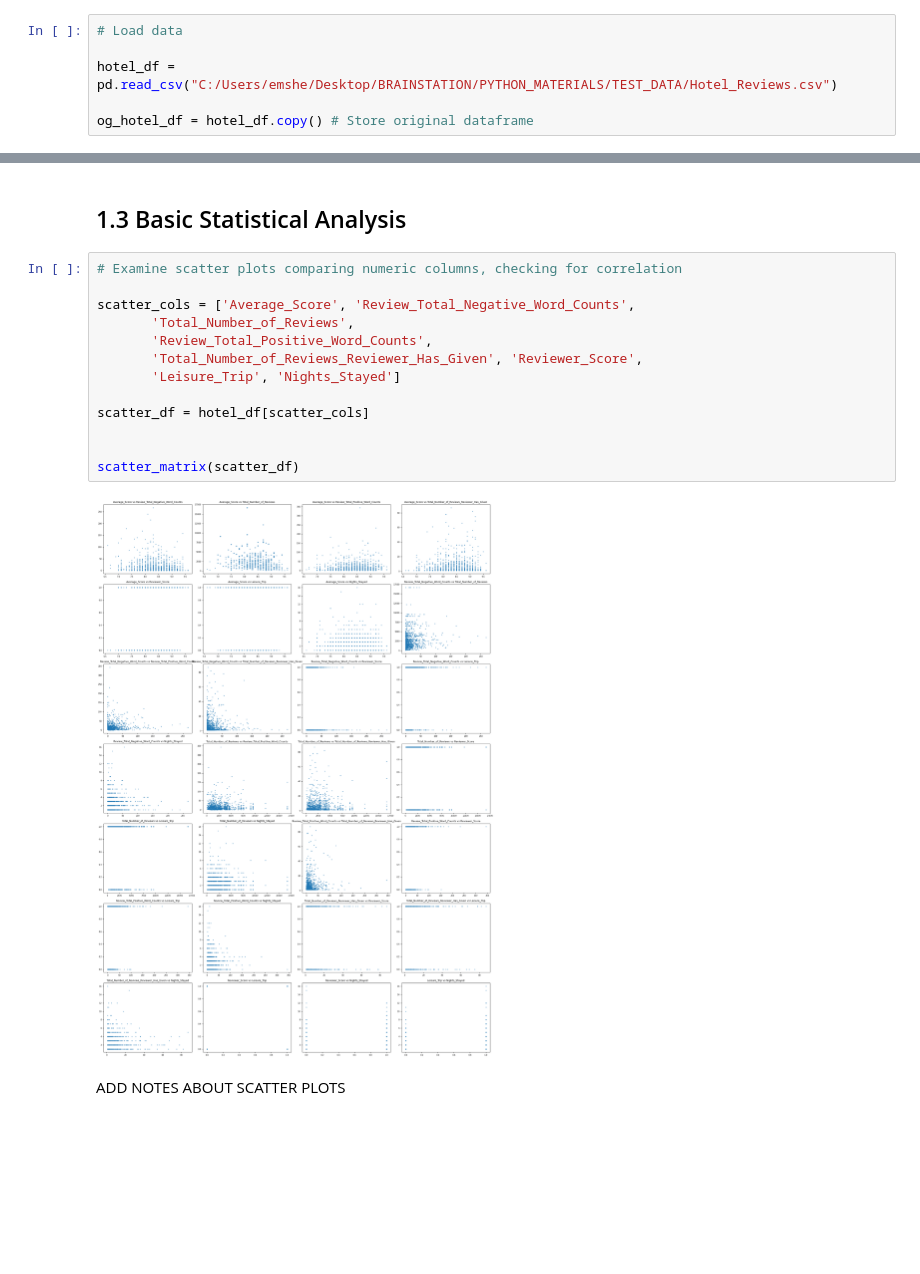
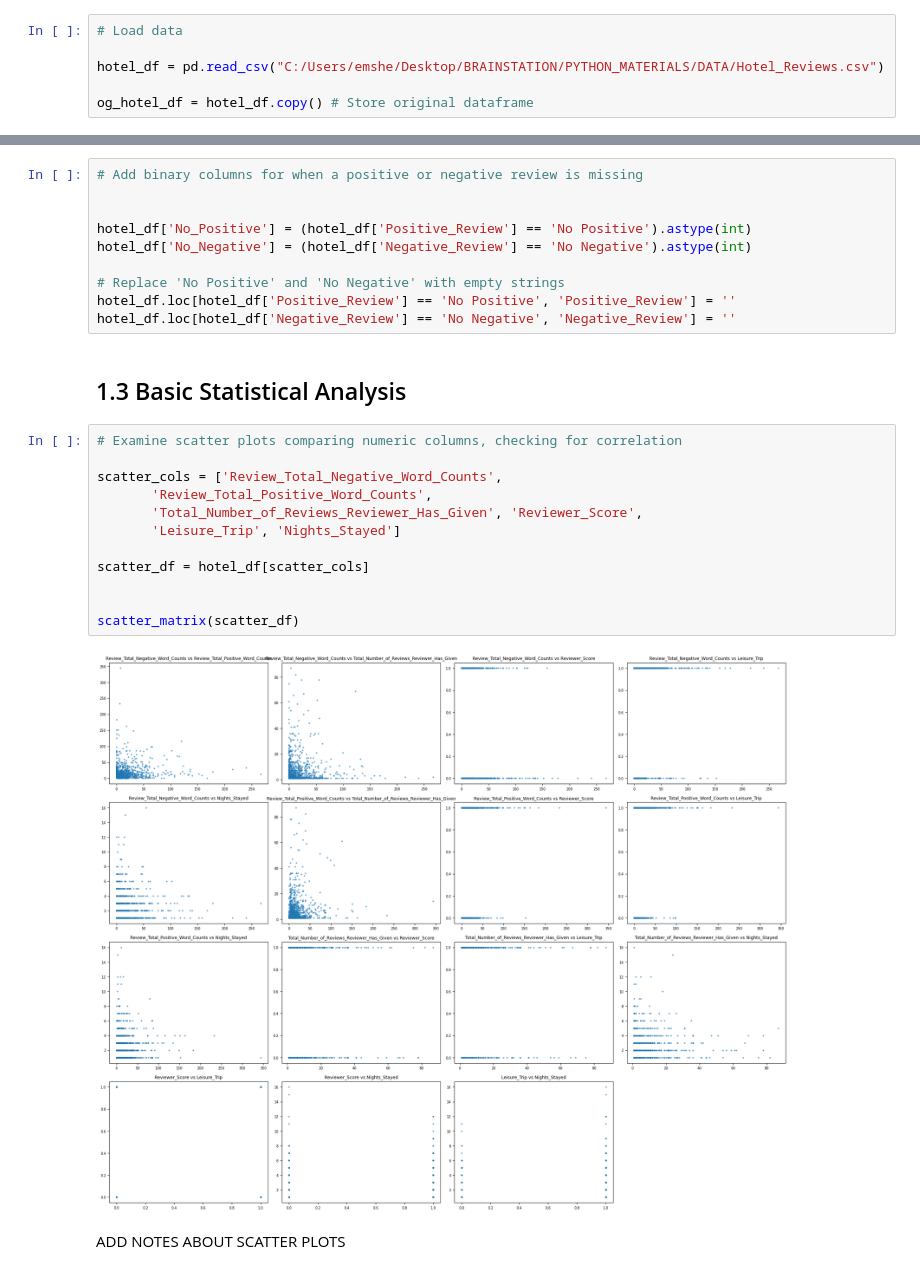
Before and after one commit to emshelburne/NLP_FOR_HOTEL_REVIEWS, a Jupyter notebook: Ethan_Shelburne_NLP_with_hotel_review.ipynb, the cells around one changed output, grey strips where cells are left out. Saved outputs shown, nothing was run; the diff lists cells and outputs as text; blank space fills up the shorter version.

```diff
--- a/Ethan_Shelburne_NLP_with_hotel_review.ipynb
+++ b/Ethan_Shelburne_NLP_with_hotel_review.ipynb
@@ -62,7 +64,7 @@ plt.rcParams["figure.figsize"] = (8.0, 6.0)
 # %%
 # Load data
 
-hotel_df = pd.read_csv("C:/Users/emshe/Desktop/BRAINSTATION/PYTHON_MATERIALS/TEST_DATA/Hotel_Reviews.csv")
+hotel_df = pd.read_csv("C:/Users/emshe/Desktop/BRAINSTATION/PYTHON_MATERIALS/DATA/Hotel_Reviews.csv")
 
 og_hotel_df = hotel_df.copy() # Store original dataframe
 # %% [markdown]
@@ -491,23 +495,32 @@ hotel_df['Review_month_cos'] = np.cos(2 * np.pi * hotel_df['Review_month'] / 12)
 
 # Drop the original date and raw month columns
 hotel_df.drop(columns=['Date', 'Review_month'], inplace=True)
+# %%
+# Add binary columns for when a positive or negative review is missing
+
+
+hotel_df['No_Positive'] = (hotel_df['Positive_Review'] == 'No Positive').astype(int)
+hotel_df['No_Negative'] = (hotel_df['Negative_Review'] == 'No Negative').astype(int)
+
+# Replace 'No Positive' and 'No Negative' with empty strings
+hotel_df.loc[hotel_df['Positive_Review'] == 'No Positive', 'Positive_Review'] = ''
+hotel_df.loc[hotel_df['Negative_Review'] == 'No Negative', 'Negative_Review'] = ''
 # %% [markdown]
 ## 1.3 Basic Statistical Analysis
 # %%
 # Examine scatter plots comparing numeric columns, checking for correlation
 
-scatter_cols = ['Average_Score', 'Review_Total_Negative_Word_Counts',
-       'Total_Number_of_Reviews',
+scatter_cols = ['Review_Total_Negative_Word_Counts',
        'Review_Total_Positive_Word_Counts',
        'Total_Number_of_Reviews_Reviewer_Has_Given', 'Reviewer_Score',
        'Leisure_Trip', 'Nights_Stayed']
 
 scatter_df = hotel_df[scatter_cols]
 
 
 scatter_matrix(scatter_df)
 # %% [output]
-[figure, old version]
+[figure, new version]
 # %% [markdown]
 ADD NOTES ABOUT SCATTER PLOTS
 # %%
```
Also changed, not shown: parts of 40 cells of this notebook, 9 other files.
